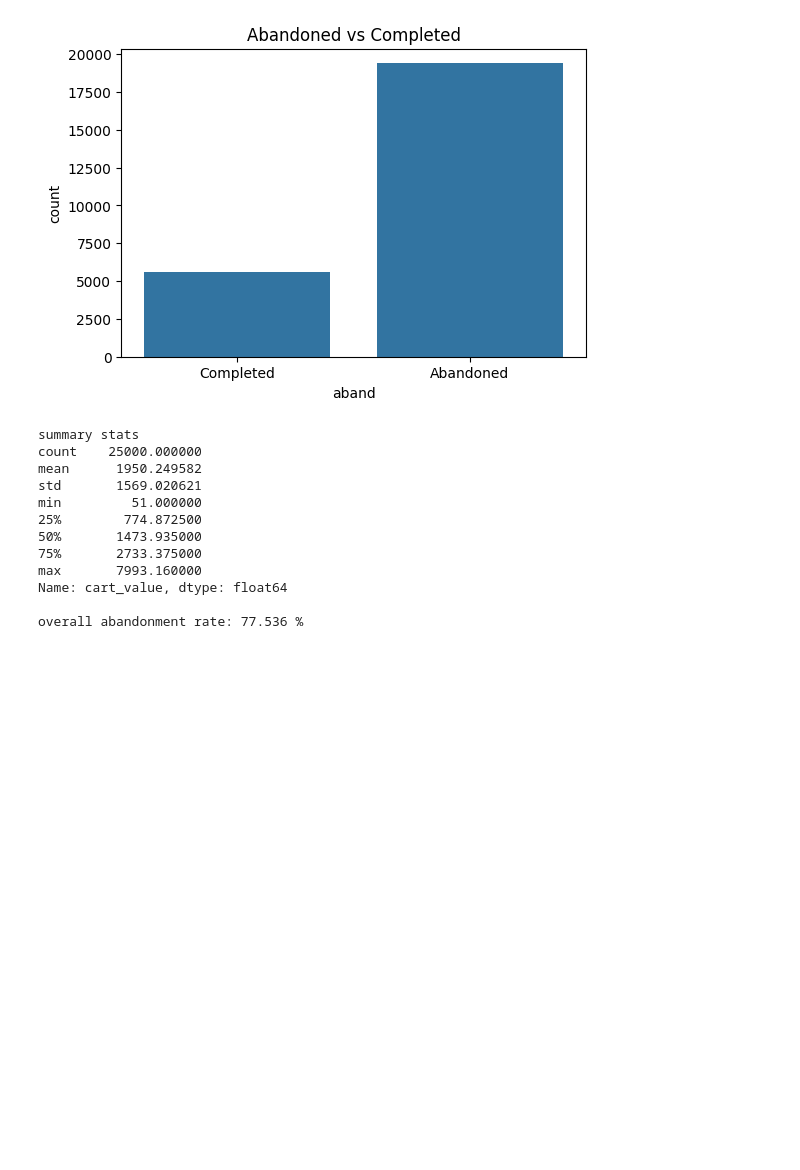
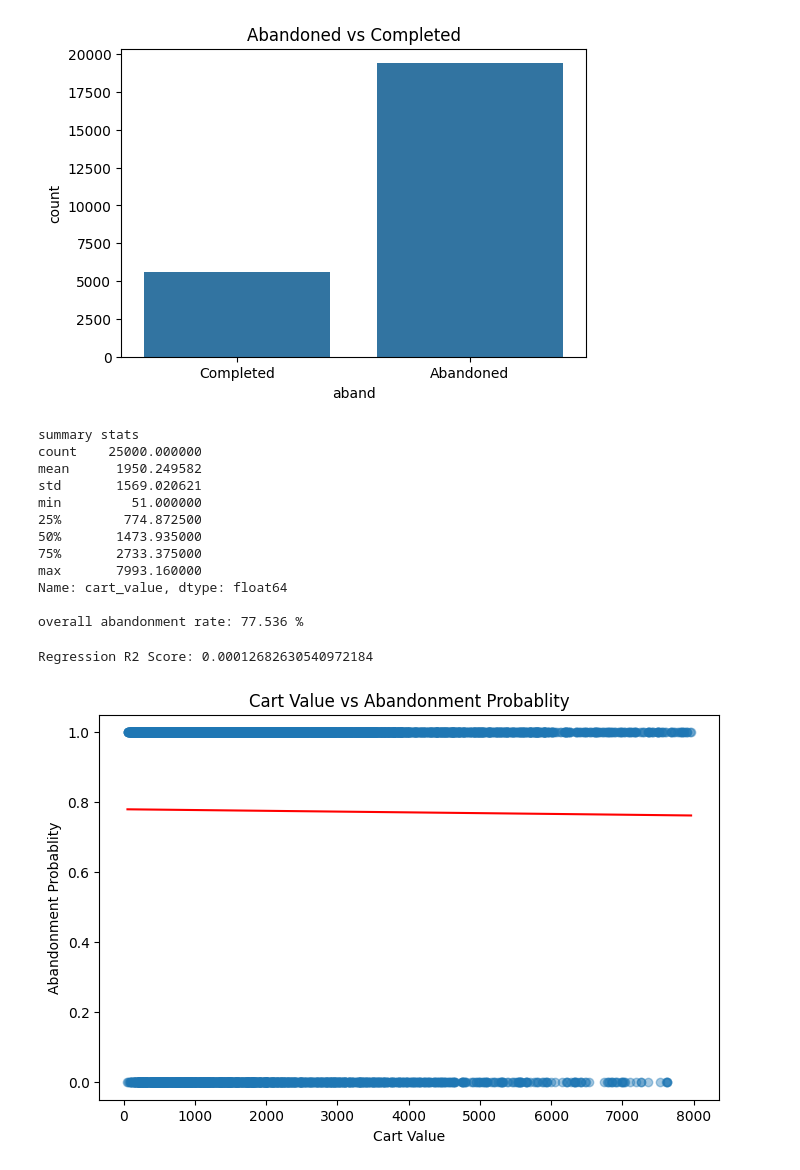
Before and after one commit to Deep-pdf/Python-AI-ML-Projects, a Jupyter notebook: project1.ipynb, the cells around one changed output. Saved outputs shown, nothing was run; the diff lists cells and outputs as text; code cells hidden in the pictures; blank space fills up the shorter version.

Commit message:
chart and heatmap integrated

```diff
--- a/project1.ipynb
+++ b/project1.ipynb
@@ -124,3 +124,36 @@ max       7993.160000
 Name: cart_value, dtype: float64
 
 overall abandonment rate: 77.536 %
+# %%
+# Logistic Regression
+x= dataset[["cart_value"]]
+y=dataset["aband"]
+
+x_train,x_test,y_train,y_test= tts(x,y,test_size=0.3, random_state=42)
+
+model= LogisticRegression()
+model.fit(x_train, y_train)
+
+y_prob= model.predict_proba(x_test)[:, 1]
+
+print("\nRegression R2 Score:", r2_score(y_test, y_prob))
+# %% [output]
+Regression R2 Score: 0.00012682630540972184
+# %%
+# smooth curve karo
+sorted_idx= np.argsort(x_test.values.ravel())
+x_sorted= x_test.values.ravel()[sorted_idx]
+y_prob_sorted= y_prob[sorted_idx]
+# %%
+# PLot Wagera sab
+
+plt.figure(figsize=(8,5))
+plt.scatter(x_test, y_test, alpha=0.4)
+plt.plot(x_sorted, y_prob_sorted, color='red', label='Predicted Probability')
+# plt.plot(x_test, y_pred, color='red')
+plt.xlabel("Cart Value")
+plt.ylabel("Abandonment Probablity")
+plt.title("Cart Value vs Abandonment Probablity")
+plt.show()
+# %% [output]
+[figure, added]
```
Also changed, not shown: parts of 2 cells of this notebook.
